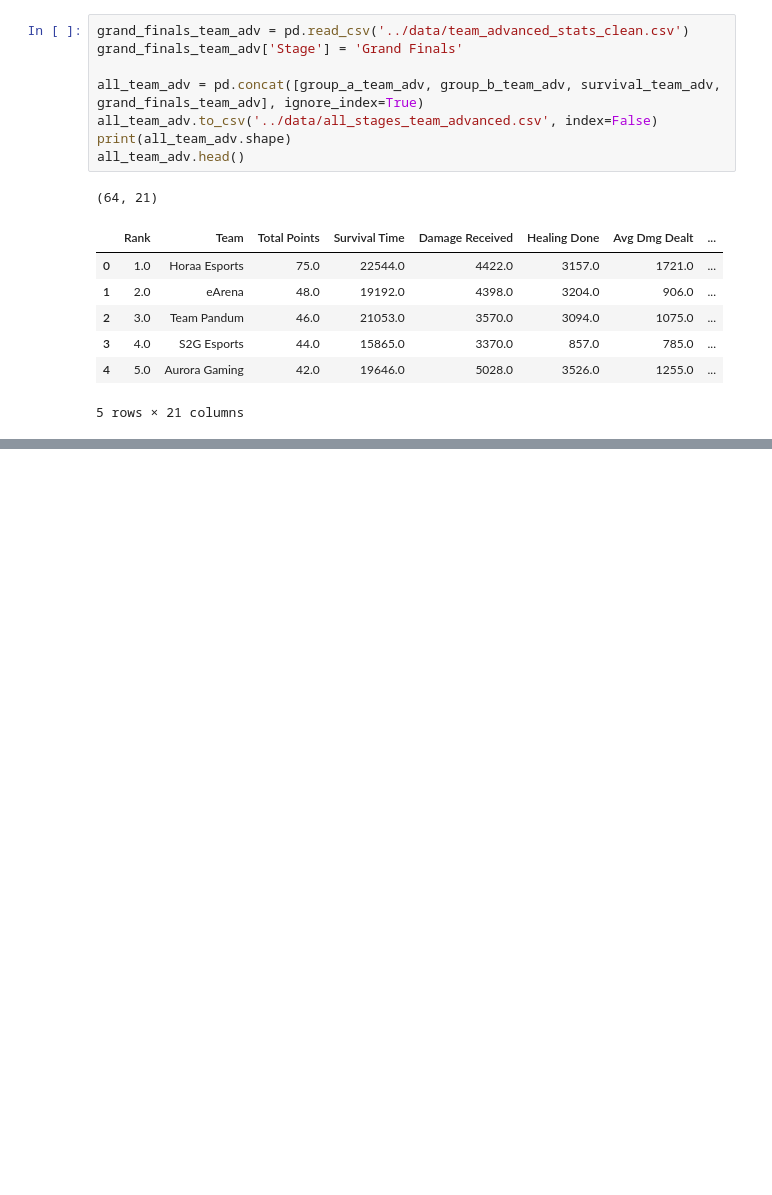
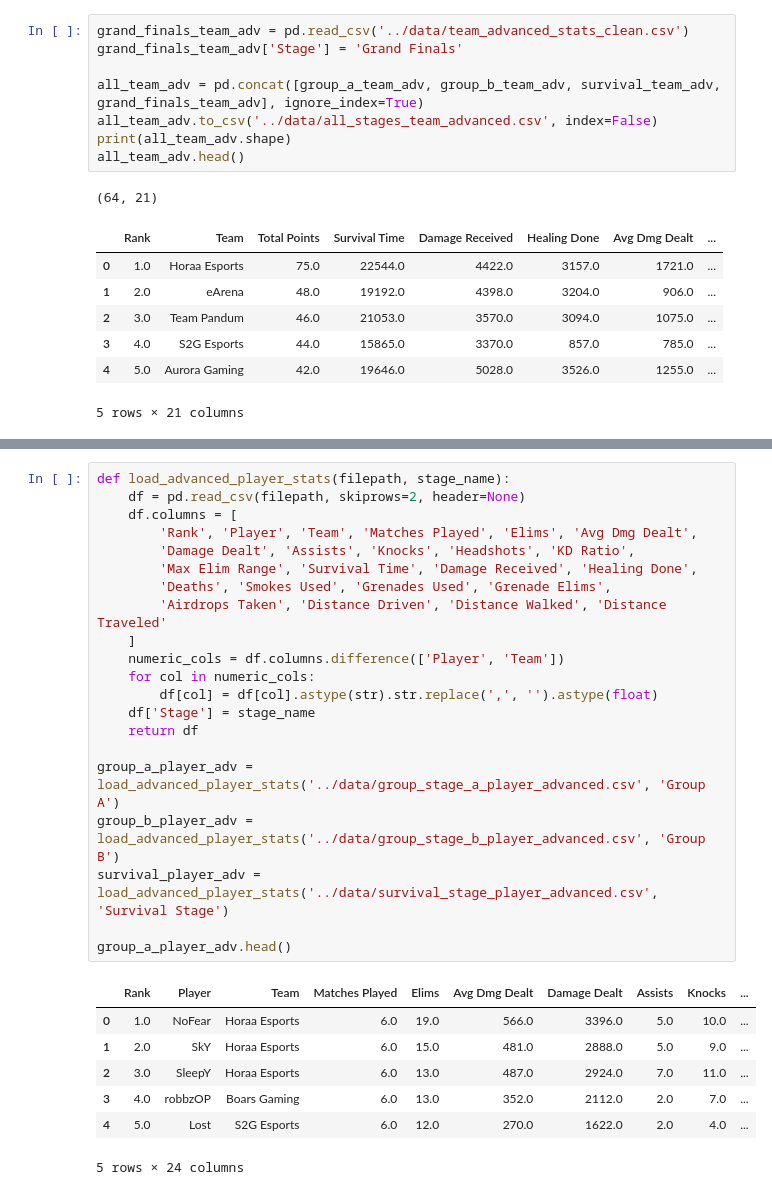
Before and after one commit to Faizan-2624/pmgo-s1-dashboards, a Jupyter notebook: notebooks/datas_clean.ipynb, the cells around one changed output, grey strips where cells are left out. Saved outputs shown, nothing was run; the diff lists cells and outputs as text; blank space fills up the shorter version.

Commit message:
added player performance across stages

```diff
--- a/notebooks/datas_clean.ipynb
+++ b/notebooks/datas_clean.ipynb
@@ -684,0 +744,29 @@ all_team_adv.head()
+# %%
+def load_advanced_player_stats(filepath, stage_name):
+    df = pd.read_csv(filepath, skiprows=2, header=None)
+    df.columns = [
+        'Rank', 'Player', 'Team', 'Matches Played', 'Elims', 'Avg Dmg Dealt',
+        'Damage Dealt', 'Assists', 'Knocks', 'Headshots', 'KD Ratio',
+        'Max Elim Range', 'Survival Time', 'Damage Received', 'Healing Done',
+        'Deaths', 'Smokes Used', 'Grenades Used', 'Grenade Elims',
+        'Airdrops Taken', 'Distance Driven', 'Distance Walked', 'Distance Traveled'
+    ]
+    numeric_cols = df.columns.difference(['Player', 'Team'])
+    for col in numeric_cols:
+        df[col] = df[col].astype(str).str.replace(',', '').astype(float)
+    df['Stage'] = stage_name
+    return df
+
+group_a_player_adv = load_advanced_player_stats('../data/group_stage_a_player_advanced.csv', 'Group A')
+group_b_player_adv = load_advanced_player_stats('../data/group_stage_b_player_advanced.csv', 'Group B')
+survival_player_adv = load_advanced_player_stats('../data/survival_stage_player_advanced.csv', 'Survival Stage')
+
+group_a_player_adv.head()
+# %% [output]
+|  | Rank | Player | Team | Matches Played | Elims | Avg Dmg Dealt | Damage Dealt | Assists | Knocks | ... |
+| 0 | 1.0 | NoFear | Horaa Esports | 6.0 | 19.0 | 566.0 | 3396.0 | 5.0 | 10.0 | ... |
+| 1 | 2.0 | SkY | Horaa Esports | 6.0 | 15.0 | 481.0 | 2888.0 | 5.0 | 9.0 | ... |
+| 2 | 3.0 | SleepY | Horaa Esports | 6.0 | 13.0 | 487.0 | 2924.0 | 7.0 | 11.0 | ... |
+| 3 | 4.0 | robbzOP | Boars Gaming | 6.0 | 13.0 | 352.0 | 2112.0 | 2.0 | 7.0 | ... |
+| 4 | 5.0 | Lost | S2G Esports | 6.0 | 12.0 | 270.0 | 1622.0 | 2.0 | 4.0 | ... |
+5 rows × 24 columns
```
Also changed, not shown: parts of 9 cells of this notebook, 9 other files.
